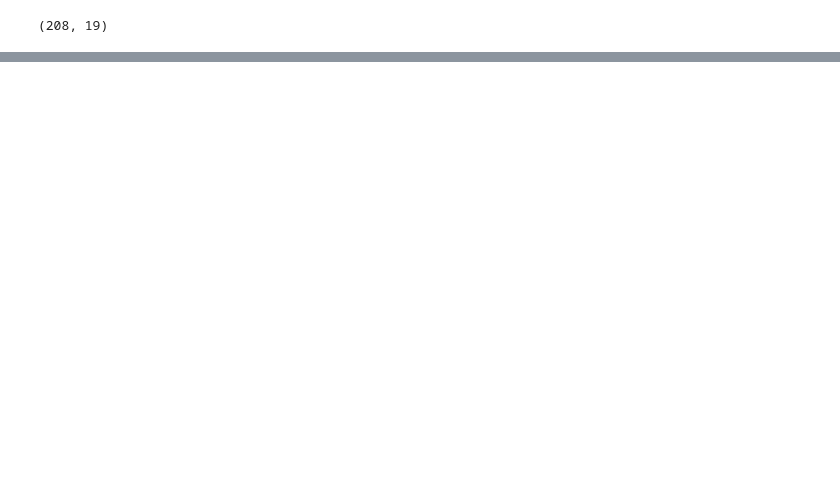
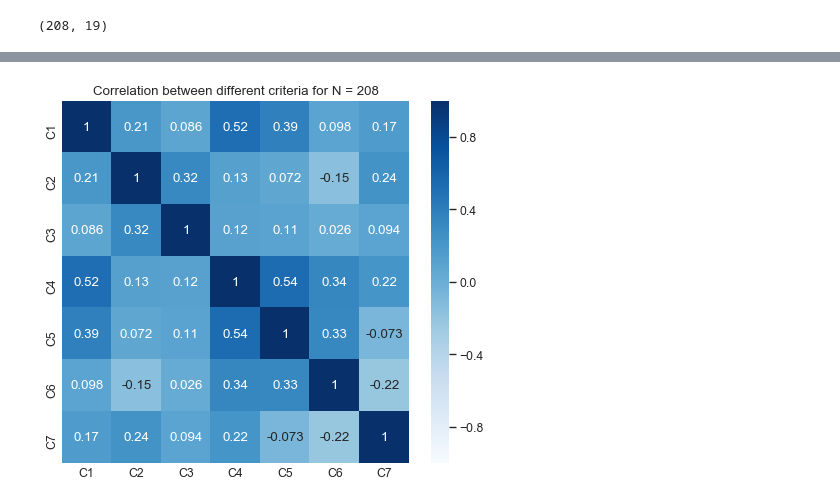
Before and after one commit to DioneJM/Honours-Thesis, a Jupyter notebook: Project/src/notebooks/Dataset-Visualisations.ipynb, the cells around one changed output, grey strips where cells are left out. Saved outputs shown, nothing was run; the diff lists cells and outputs as text; code cells hidden in the pictures; blank space fills up the shorter version.

Commit message:
Added heatmap of the correlation between each criteria

```diff
--- a/Project/src/notebooks/Dataset-Visualisations.ipynb
+++ b/Project/src/notebooks/Dataset-Visualisations.ipynb
@@ -134,0 +139,7 @@ plt.show()
+# %%
+print(labelled_articles.columns.values)
+scores = labelled_articles.loc[:, 'Cat1':'Cat7'].astype(float)
+scores.columns = ["C1", "C2", "C3", "C4", "C5", "C6", "C7"]
+coocc = np.array(scores.T.dot(scores).values.tolist())
+print(scores.head())
+print(scores.corr())
@@ -134,0 +164,11 @@ plt.show()
+# %%
+import numpy as np; np.random.seed(0)
+import seaborn as sns; sns.set()
+uniform_data = np.random.rand(10, 12)
+plt.figure(figsize = (7,6), dpi=80)
+ax = sns.heatmap(scores.corr(), annot=True, vmin=-1, vmax=1, cmap="Blues")
+ax.tick_params(length=0)
+ax.set_title("Correlation between different criteria for N = " + str(len(labelled_articles)))
+plt.show()
+# %% [output]
+[figure, added]
```
Also changed, not shown: parts of 3 cells of this notebook, 10 other files.
